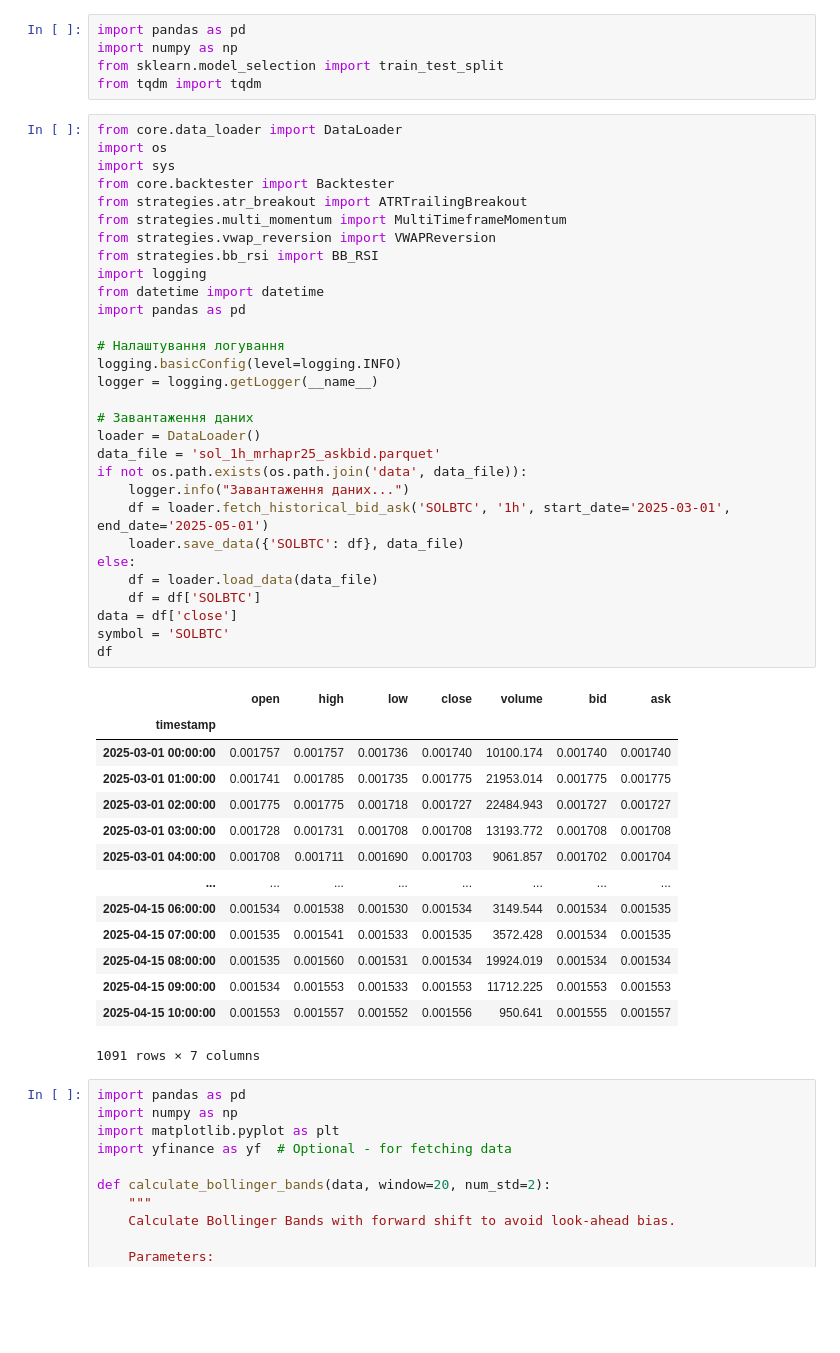
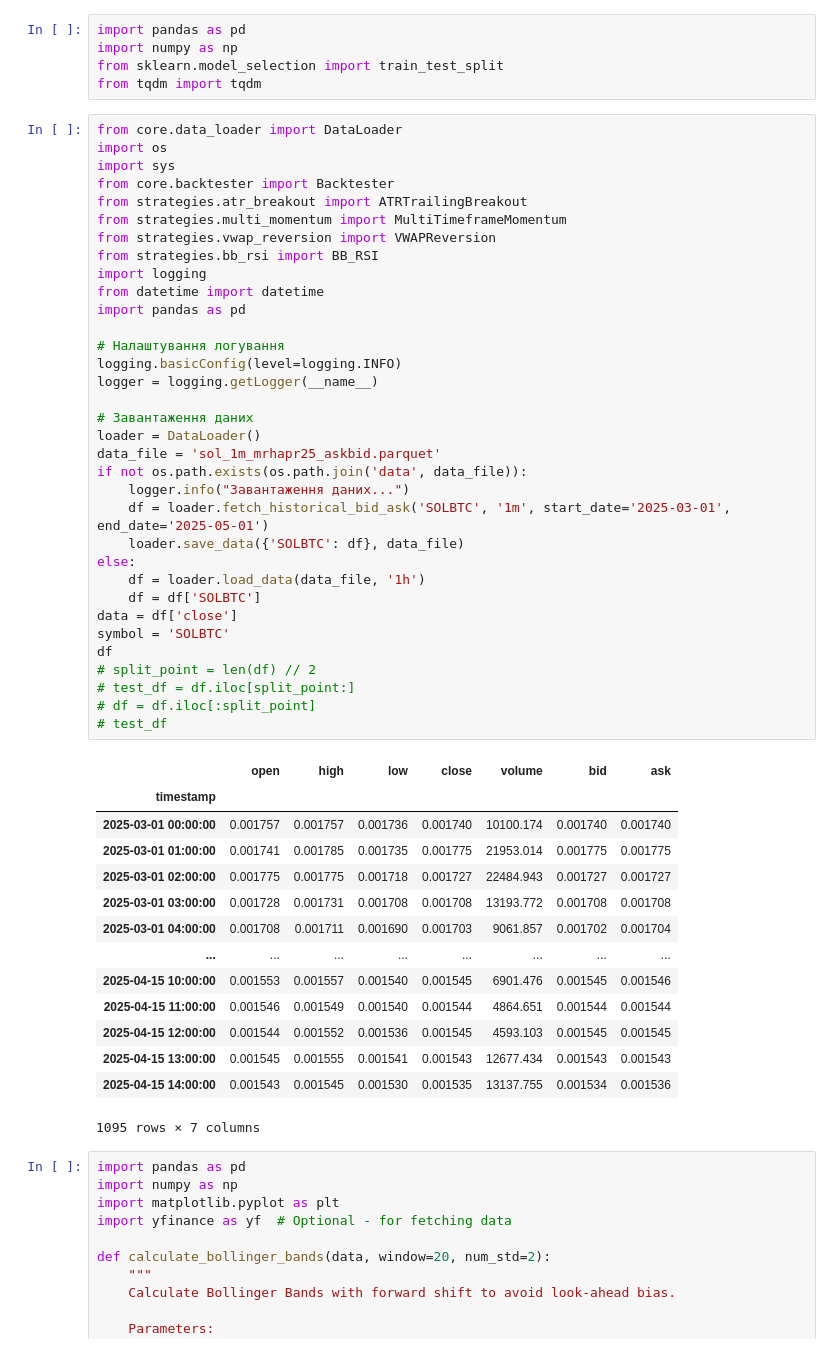
Before and after one commit to RomaKul/strategy_backtest, a Jupyter notebook: SOL_BB_RSI.ipynb, the cells around one changed output. Saved outputs shown, nothing was run; the diff lists cells and outputs as text; blank space fills up the shorter version.

```diff
--- a/SOL_BB_RSI.ipynb
+++ b/SOL_BB_RSI.ipynb
@@ -12,42 +12,46 @@ from strategies.atr_breakout import ATRTrailingBreakout
 from strategies.multi_momentum import MultiTimeframeMomentum
 from strategies.vwap_reversion import VWAPReversion
 from strategies.bb_rsi import BB_RSI
 import logging
 from datetime import datetime
 import pandas as pd
 
 # Налаштування логування
 logging.basicConfig(level=logging.INFO)
 logger = logging.getLogger(__name__)
 
 # Завантаження даних
 loader = DataLoader()
-data_file = 'sol_1h_mrhapr25_askbid.parquet'
+data_file = 'sol_1m_mrhapr25_askbid.parquet'
 if not os.path.exists(os.path.join('data', data_file)):
     logger.info("Завантаження даних...")
-    df = loader.fetch_historical_bid_ask('SOLBTC', '1h', start_date='2025-03-01', end_date='2025-05-01')
+    df = loader.fetch_historical_bid_ask('SOLBTC', '1m', start_date='2025-03-01', end_date='2025-05-01')
     loader.save_data({'SOLBTC': df}, data_file)
 else:
-    df = loader.load_data(data_file)
+    df = loader.load_data(data_file, '1h')
     df = df['SOLBTC']
 data = df['close']
 symbol = 'SOLBTC'
 df
+# split_point = len(df) // 2
+# test_df = df.iloc[split_point:]
+# df = df.iloc[:split_point]
+# test_df
 # %% [output]
 |  | open | high | low | close | volume | bid | ask |
 | timestamp |  |  |  |  |  |  |  |
 | 2025-03-01 00:00:00 | 0.001757 | 0.001757 | 0.001736 | 0.001740 | 10100.174 | 0.001740 | 0.001740 |
 | 2025-03-01 01:00:00 | 0.001741 | 0.001785 | 0.001735 | 0.001775 | 21953.014 | 0.001775 | 0.001775 |
 | 2025-03-01 02:00:00 | 0.001775 | 0.001775 | 0.001718 | 0.001727 | 22484.943 | 0.001727 | 0.001727 |
 | 2025-03-01 03:00:00 | 0.001728 | 0.001731 | 0.001708 | 0.001708 | 13193.772 | 0.001708 | 0.001708 |
 | 2025-03-01 04:00:00 | 0.001708 | 0.001711 | 0.001690 | 0.001703 | 9061.857 | 0.001702 | 0.001704 |
 | ... | ... | ... | ... | ... | ... | ... | ... |
-| 2025-04-15 06:00:00 | 0.001534 | 0.001538 | 0.001530 | 0.001534 | 3149.544 | 0.001534 | 0.001535 |
-| 2025-04-15 07:00:00 | 0.001535 | 0.001541 | 0.001533 | 0.001535 | 3572.428 | 0.001534 | 0.001535 |
-| 2025-04-15 08:00:00 | 0.001535 | 0.001560 | 0.001531 | 0.001534 | 19924.019 | 0.001534 | 0.001534 |
-| 2025-04-15 09:00:00 | 0.001534 | 0.001553 | 0.001533 | 0.001553 | 11712.225 | 0.001553 | 0.001553 |
-| 2025-04-15 10:00:00 | 0.001553 | 0.001557 | 0.001552 | 0.001556 | 950.641 | 0.001555 | 0.001557 |
+| 2025-04-15 10:00:00 | 0.001553 | 0.001557 | 0.001540 | 0.001545 | 6901.476 | 0.001545 | 0.001546 |
+| 2025-04-15 11:00:00 | 0.001546 | 0.001549 | 0.001540 | 0.001544 | 4864.651 | 0.001544 | 0.001544 |
+| 2025-04-15 12:00:00 | 0.001544 | 0.001552 | 0.001536 | 0.001545 | 4593.103 | 0.001545 | 0.001545 |
+| 2025-04-15 13:00:00 | 0.001545 | 0.001555 | 0.001541 | 0.001543 | 12677.434 | 0.001543 | 0.001543 |
+| 2025-04-15 14:00:00 | 0.001543 | 0.001545 | 0.001530 | 0.001535 | 13137.755 | 0.001534 | 0.001536 |
-1091 rows × 7 columns
+1095 rows × 7 columns
 # %%
 import pandas as pd
 import numpy as np
```
Also changed, not shown: parts of 6 cells of this notebook.
